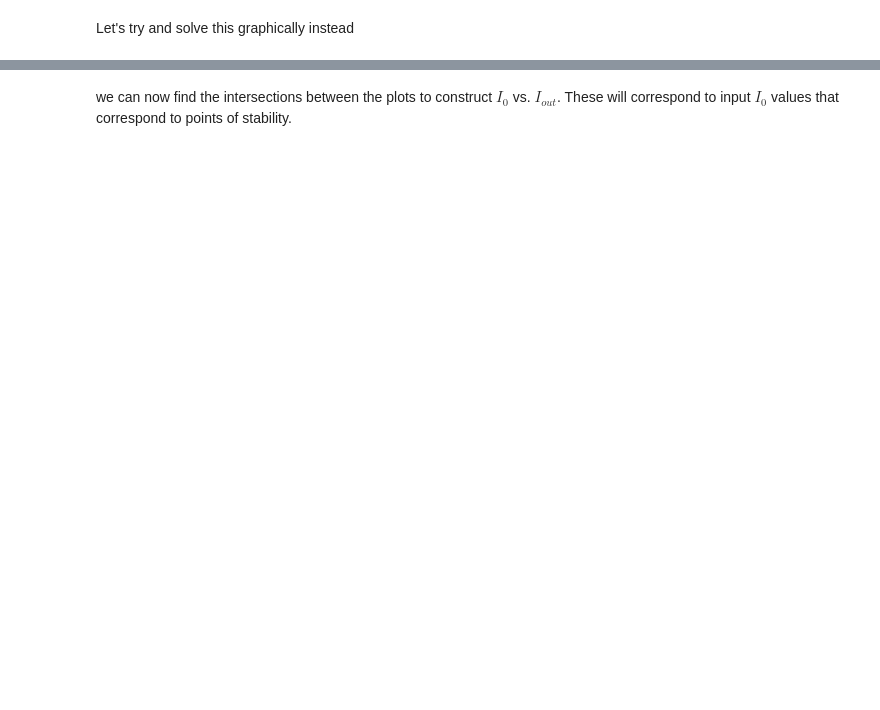
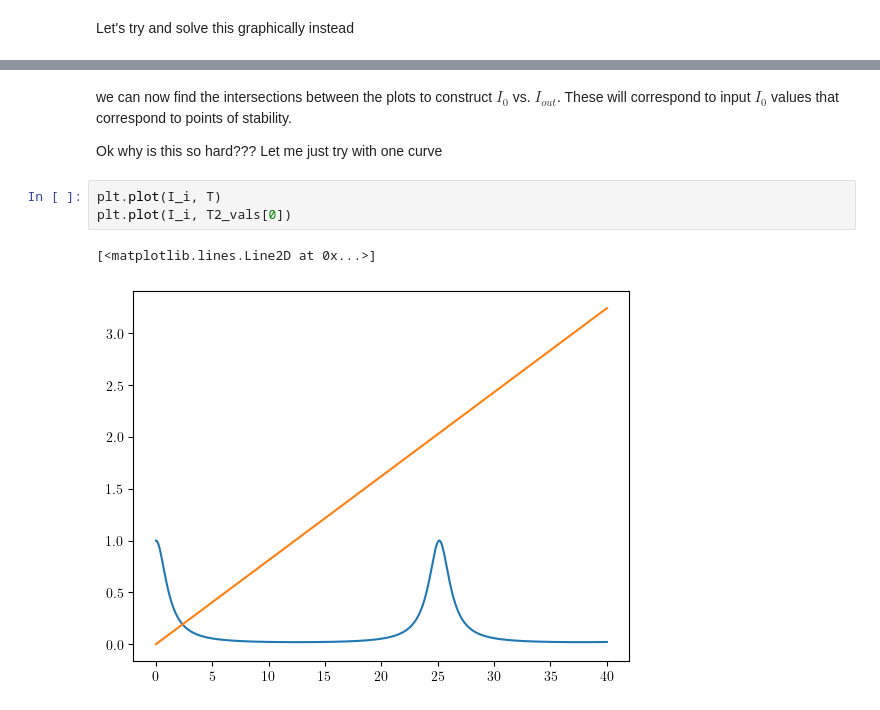
Before and after one commit to tyxiang0530/CavityNLONN, a Jupyter notebook: PreliminaryTheory.ipynb, the cells around one changed output, grey strips where cells are left out. Saved outputs shown, nothing was run; the diff lists cells and outputs as text; blank space fills up the shorter version.

```diff
--- a/PreliminaryTheory.ipynb
+++ b/PreliminaryTheory.ipynb
@@ -274,2 +252,10 @@ plt.show()
 # %% [markdown]
 we can now find the intersections between the plots to construct $I_0$ vs. $I_{out}$. These will correspond to input $I_0$ values that correspond to points of stability.
+
+Ok why is this so hard??? Let me just try with one curve
+# %%
+plt.plot(I_i, T)
+plt.plot(I_i, T2_vals[0])
+# %% [output]
+[<matplotlib.lines.Line2D at 0x...>]
+[figure, added]
```
Also changed, not shown: parts of 33 cells of this notebook, 1 other file.
